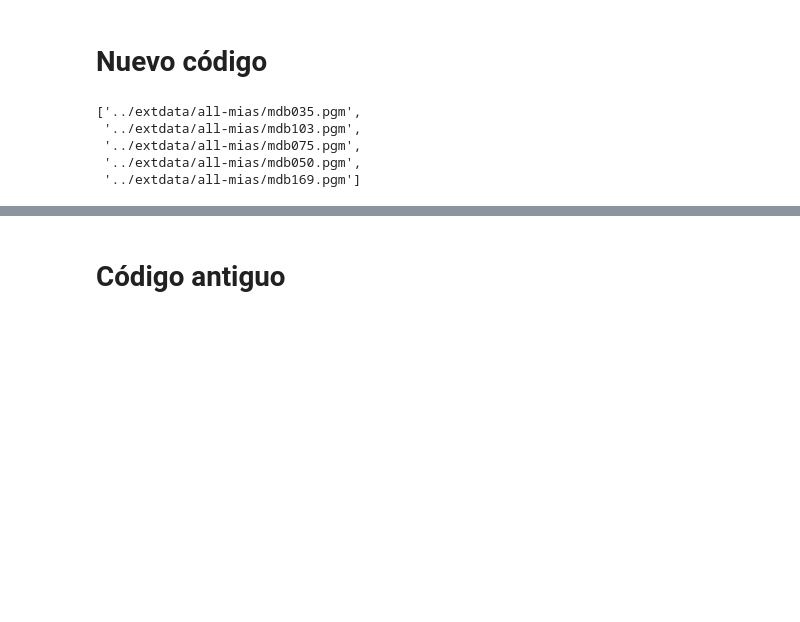
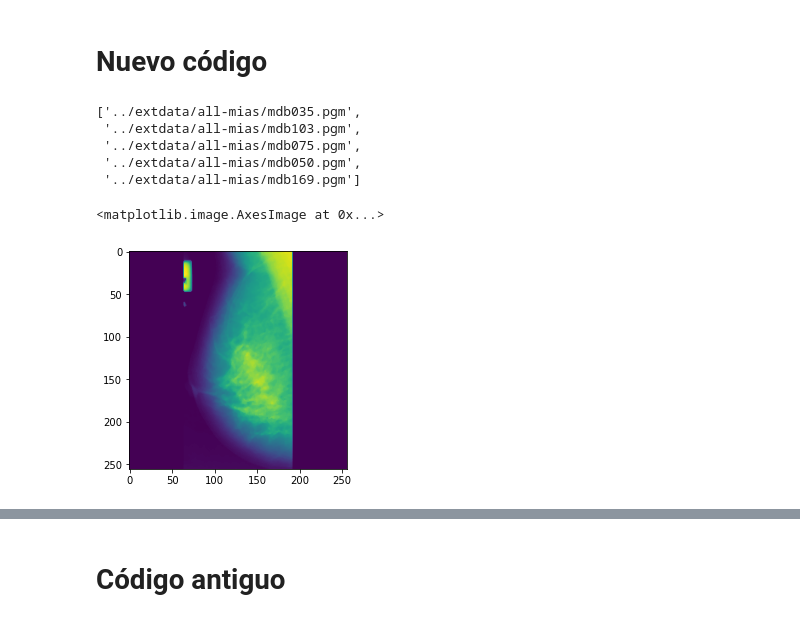
Before and after one commit to data-and-code/trabajo_con_imagenes, a Jupyter notebook: data-raw/just_code.ipynb, the cells around one changed output, grey strips where cells are left out. Cells and saved outputs as stored; diff of their text form; code cells hidden in the pictures; blank space fills up the shorter version.

```diff
--- a/data-raw/just_code.ipynb
+++ b/data-raw/just_code.ipynb
@@ -121 +115,7 @@ class CleanPM():
+# %%
+ex = MIAS(paths[1])
+plt.imshow(ex.img)
+# %% [output]
+<matplotlib.image.AxesImage at 0x...>
+[figure, added]
 # %%
```
Also changed, not shown: parts of 5 cells of this notebook.
